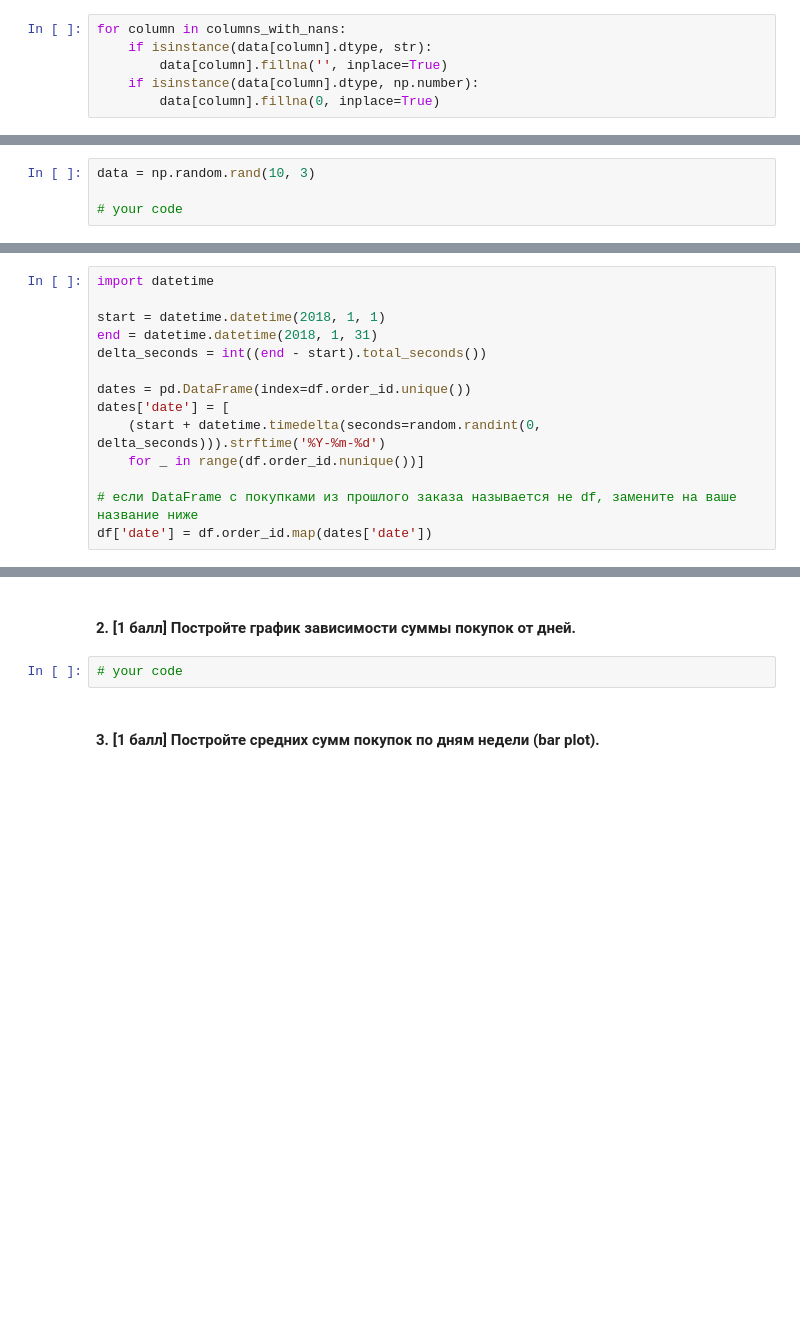
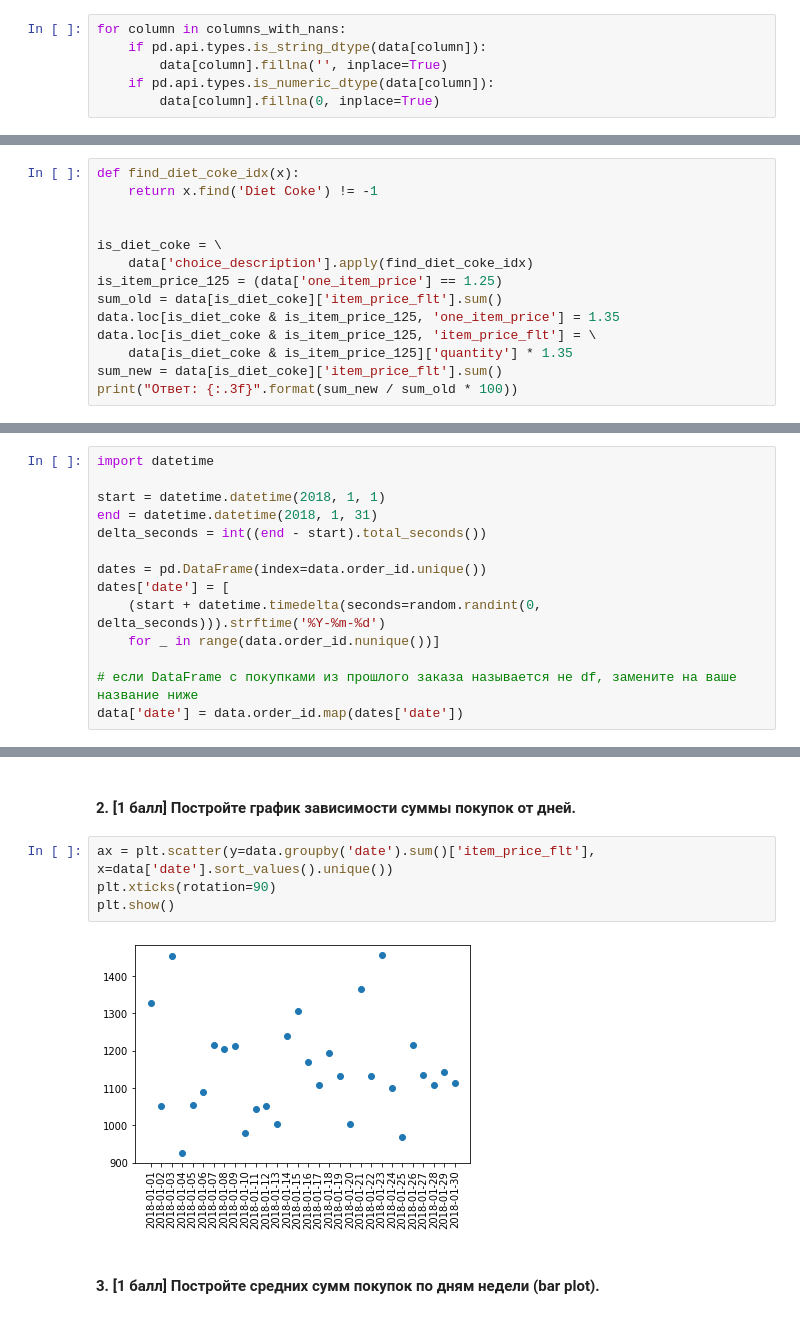
Before and after one commit to paniquex/ML_DS_practice, a Jupyter notebook: MMRO/HW_01/homework-practice-01.ipynb, the cells around one changed output, grey strips where cells are left out. Drawn from its saved outputs; the diff is of its cells as text; blank space fills up the shorter version.

```diff
--- a/MMRO/HW_01/homework-practice-01.ipynb
+++ b/MMRO/HW_01/homework-practice-01.ipynb
@@ -153,9 +153,9 @@ choice_description
 Заполните пропуски пустой строкой для строковых колонок и нулём для числовых.
 # %%
 for column in columns_with_nans:
-    if isinstance(data[column].dtype, str):
+    if pd.api.types.is_string_dtype(data[column]):
         data[column].fillna('', inplace=True)
-    if isinstance(data[column].dtype, np.number):
+    if pd.api.types.is_numeric_dtype(data[column]):
         data[column].fillna(0, inplace=True)
 # %% [markdown]
 #### 4. [0.5 баллов] Посмотрите внимательнее на колонку с ценой товара. Какого она типа? Создайте новую колонку так, чтобы в ней цена была числом.
@@ -310,0 +306,14 @@ pd.merge(data, data_grouped['mean_order_sum'], on='order_id')
+# %%
+def find_diet_coke_idx(x):
+    return x.find('Diet Coke') != -1
+
+
+is_diet_coke = \
+    data['choice_description'].apply(find_diet_coke_idx)
+is_item_price_125 = (data['one_item_price'] == 1.25)
+sum_old = data[is_diet_coke]['item_price_flt'].sum()
+data.loc[is_diet_coke & is_item_price_125, 'one_item_price'] = 1.35
+data.loc[is_diet_coke & is_item_price_125, 'item_price_flt'] = \
+    data[is_diet_coke & is_item_price_125]['quantity'] * 1.35
+sum_new = data[is_diet_coke]['item_price_flt'].sum()
+print("Ответ: {:.3f}".format(sum_new / sum_old * 100))
@@ -311,6 +322,2 @@ pd.merge(data, data_grouped['mean_order_sum'], on='order_id')
 # %% [markdown]
 #### 13. [0.75 баллов] Создайте новый DateFrame из матрицы, созданной ниже. Назовите колонки index, column1, column2 и сделайте первую колонку индексом.
-# %%
-data = np.random.rand(10, 3)
-
-# your code
@@ -351,13 +362,13 @@ start = datetime.datetime(2018, 1, 1)
 end = datetime.datetime(2018, 1, 31)
 delta_seconds = int((end - start).total_seconds())
 
-dates = pd.DataFrame(index=df.order_id.unique())
+dates = pd.DataFrame(index=data.order_id.unique())
 dates['date'] = [
     (start + datetime.timedelta(seconds=random.randint(0, delta_seconds))).strftime('%Y-%m-%d')
-    for _ in range(df.order_id.nunique())]
+    for _ in range(data.order_id.nunique())]
 
 # если DataFrame с покупками из прошлого заказа называется не df, замените на ваше название ниже
-df['date'] = df.order_id.map(dates['date'])
+data['date'] = data.order_id.map(dates['date'])
 # %% [markdown]
 #### 1. [1 балл] Постройте гистограмму распределения сумм покупок и гистограмму средних цен отдельных видов продуктов item_name.
 
@@ -367,7 +397,11 @@ df['date'] = df.order_id.map(dates['date'])
 # %% [markdown]
 #### 2. [1 балл] Постройте график зависимости суммы покупок от дней.
-# %%
-# your code
+# %%
+ax = plt.scatter(y=data.groupby('date').sum()['item_price_flt'], x=data['date'].sort_values().unique())
+plt.xticks(rotation=90)
+plt.show()
+# %% [output]
+[figure, added]
 # %% [markdown]
 #### 3. [1 балл] Постройте средних сумм покупок по дням недели (bar plot).
 # %%
```
Also changed, not shown: parts of 15 cells of this notebook, 1 other file.
